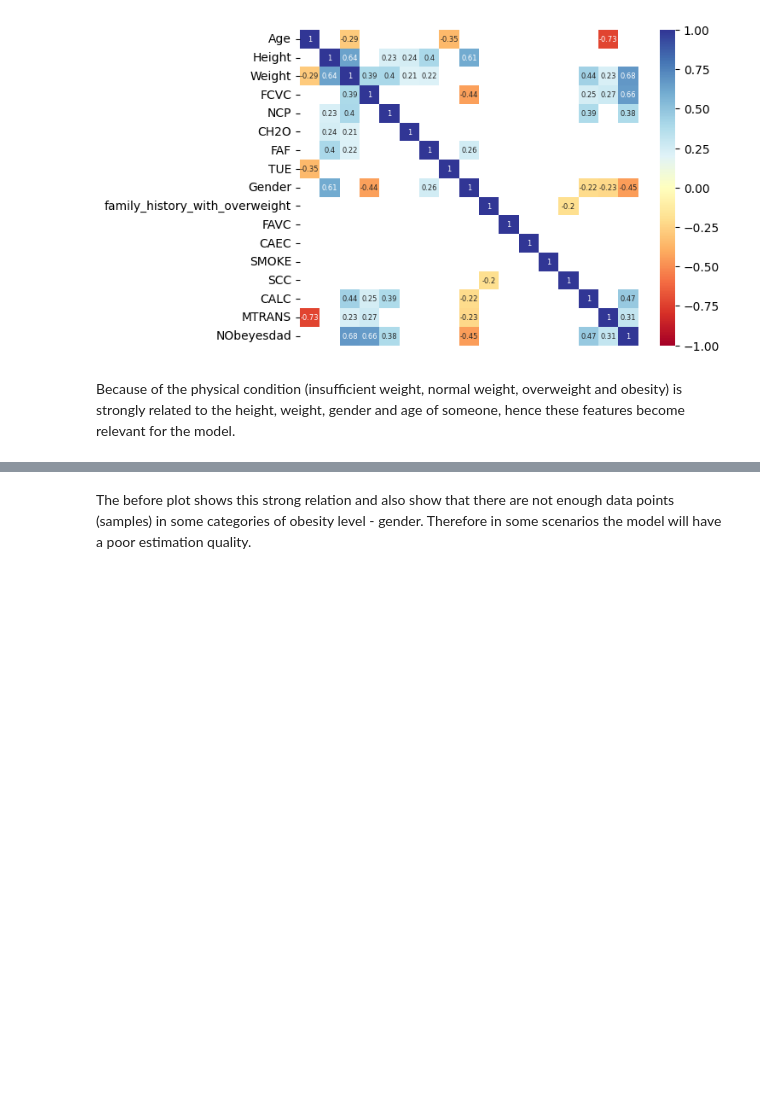
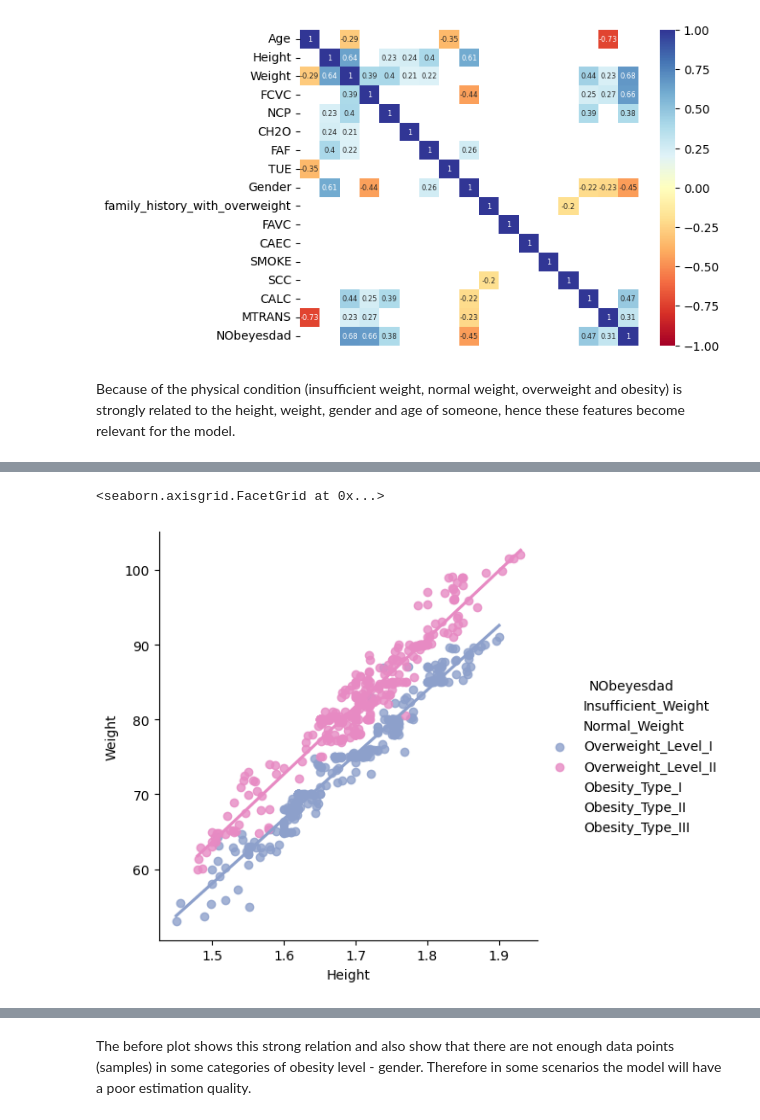
Before and after one commit to alexisuaguilaru/Obesity_Levels_Model, a Jupyter notebook: Exploratory_Data_Analysis/ExploratoryDataAnalysis.ipynb, the cells around one changed output, grey strips where cells are left out. Cells and saved outputs as stored; diff of their text form; code cells hidden in the pictures; blank space fills up the shorter version.

```diff
--- a/Exploratory_Data_Analysis/ExploratoryDataAnalysis.ipynb
+++ b/Exploratory_Data_Analysis/ExploratoryDataAnalysis.ipynb
@@ -173,0 +187,6 @@ sns.lmplot(data=ObesityDataset_Raw,x='Height',y='Weight',hue='NObeyesdad',col='G
+# %%
+ObesityLevelOrder = ['Insufficient_Weight','Normal_Weight','Overweight_Level_I','Overweight_Level_II','Obesity_Type_I','Obesity_Type_II','Obesity_Type_III']
+sns.lmplot(data=ObseityLevel_Group_2,x='Height',y='Weight',hue='NObeyesdad',hue_order=ObesityLevelOrder,palette='Set2',ci=None)
+# %% [output]
+<seaborn.axisgrid.FacetGrid at 0x...>
+[figure, added]
```
Also changed, not shown: parts of 6 cells of this notebook.
